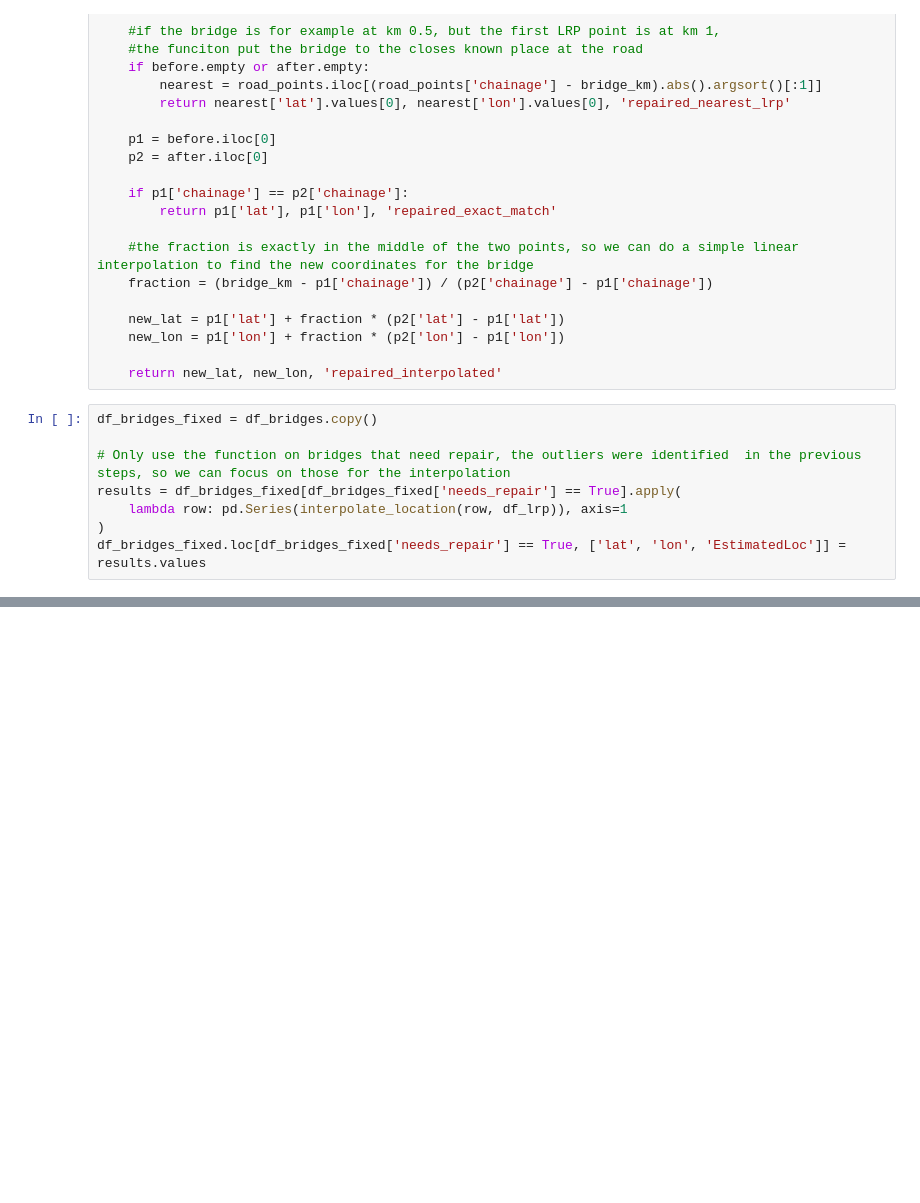
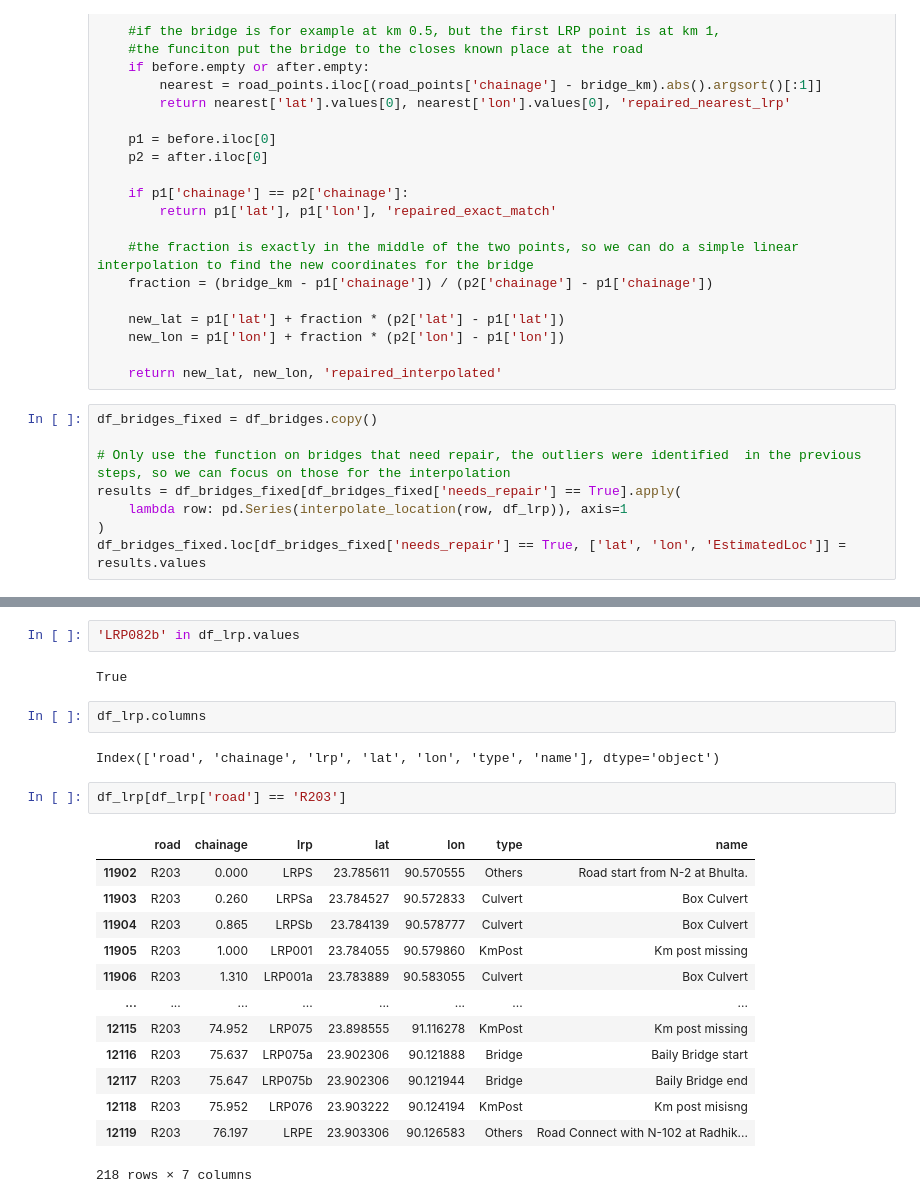
Before and after one commit to nielsvdd42/EPA133A-Advanced-Simulation-Group-1, a Jupyter notebook: Assignment 1/EPA133a-G01-A1/notebook/bridges_test.ipynb, the cells around one changed output, grey strips where cells are left out. Drawn from its saved outputs; the diff is of its cells as text; blank space fills up the shorter version.

```diff
--- a/Assignment 1/EPA133a-G01-A1/notebook/bridges_test.ipynb
+++ b/Assignment 1/EPA133a-G01-A1/notebook/bridges_test.ipynb
@@ -110,0 +379,24 @@ df_bridges[df_bridges['needs_repair'] == True]['type'].value_counts()
+# %%
+'LRP082b' in df_lrp.values
+# %% [output]
+True
+# %%
+df_lrp.columns
+# %% [output]
+Index(['road', 'chainage', 'lrp', 'lat', 'lon', 'type', 'name'], dtype='object')
+# %%
+df_lrp[df_lrp['road'] == 'R203']
+# %% [output]
+|  | road | chainage | lrp | lat | lon | type | name |
+| 11902 | R203 | 0.000 | LRPS | 23.785611 | 90.570555 | Others | Road start from N-2 at Bhulta. |
+| 11903 | R203 | 0.260 | LRPSa | 23.784527 | 90.572833 | Culvert | Box Culvert |
+| 11904 | R203 | 0.865 | LRPSb | 23.784139 | 90.578777 | Culvert | Box Culvert |
+| 11905 | R203 | 1.000 | LRP001 | 23.784055 | 90.579860 | KmPost | Km post missing |
+| 11906 | R203 | 1.310 | LRP001a | 23.783889 | 90.583055 | Culvert | Box Culvert |
+| ... | ... | ... | ... | ... | ... | ... | ... |
+| 12115 | R203 | 74.952 | LRP075 | 23.898555 | 91.116278 | KmPost | Km post missing |
+| 12116 | R203 | 75.637 | LRP075a | 23.902306 | 90.121888 | Bridge | Baily Bridge start |
+| 12117 | R203 | 75.647 | LRP075b | 23.902306 | 90.121944 | Bridge | Baily Bridge end |
+| 12118 | R203 | 75.952 | LRP076 | 23.903222 | 90.124194 | KmPost | Km post misisng |
+| 12119 | R203 | 76.197 | LRPE | 23.903306 | 90.126583 | Others | Road Connect with N-102 at Radhik... |
+218 rows × 7 columns
```
Also changed, not shown: parts of 30 cells of this notebook, 1 other file.
